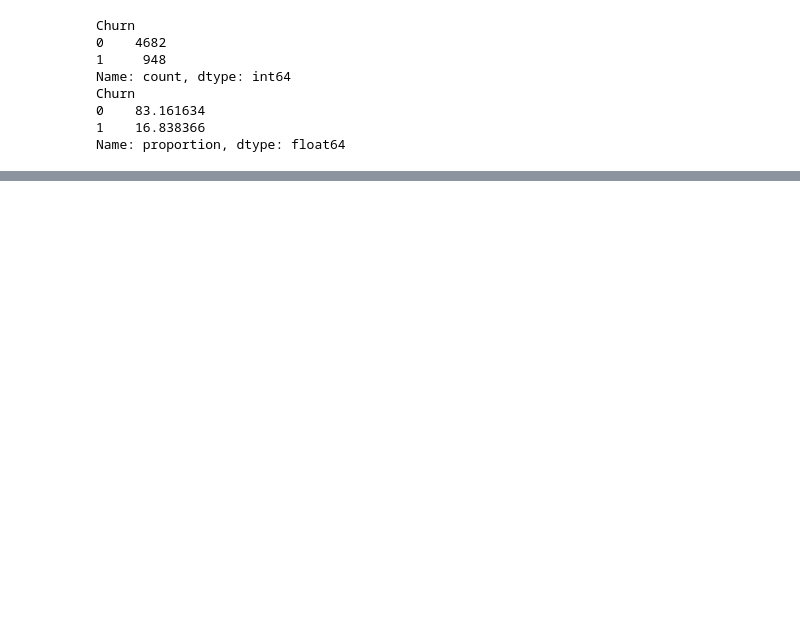
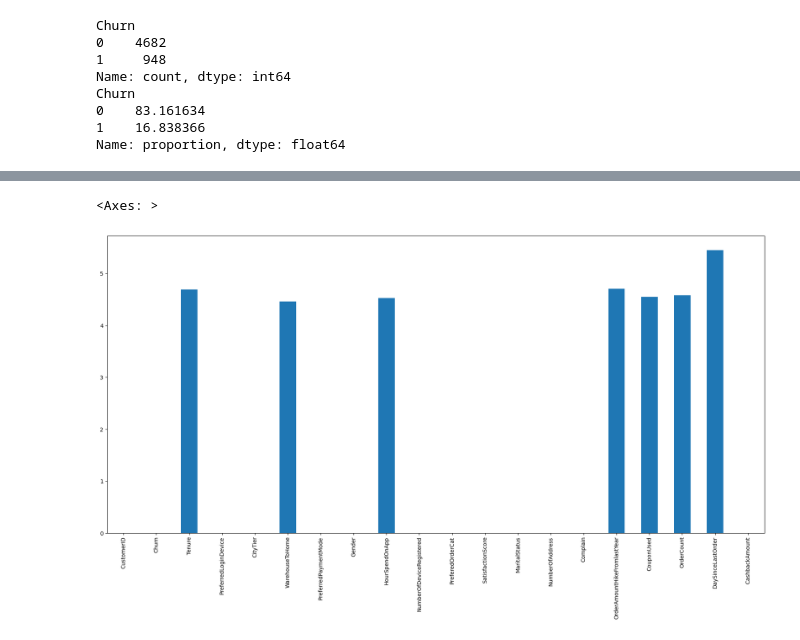
Before and after one commit to NgocPhuongThaoLe/Mini-project-1-EDA, a Jupyter notebook: 2. notebooks/churn_analysis.ipynb, the cells around one changed output, grey strips where cells are left out. Cells and saved outputs as stored; diff of their text form; code cells hidden in the pictures; blank space fills up the shorter version.

```diff
--- a/2. notebooks/churn_analysis.ipynb
+++ b/2. notebooks/churn_analysis.ipynb
@@ -159,0 +191,12 @@ for col in cat_cols:
+# %%
+# plot the missing values by percentage
+
+# make figure size
+plt.figure(figsize=(22,10))
+
+# plot the null values by their percentage in each column
+missing_percentage = df_churn_predictions.isnull().sum()/len(df_churn_predictions)*100
+missing_percentage.plot(kind='bar')
+# %% [output]
+<Axes: >
+[figure, added]
```
Also changed, not shown: parts of 30 cells of this notebook, 2 other files.
